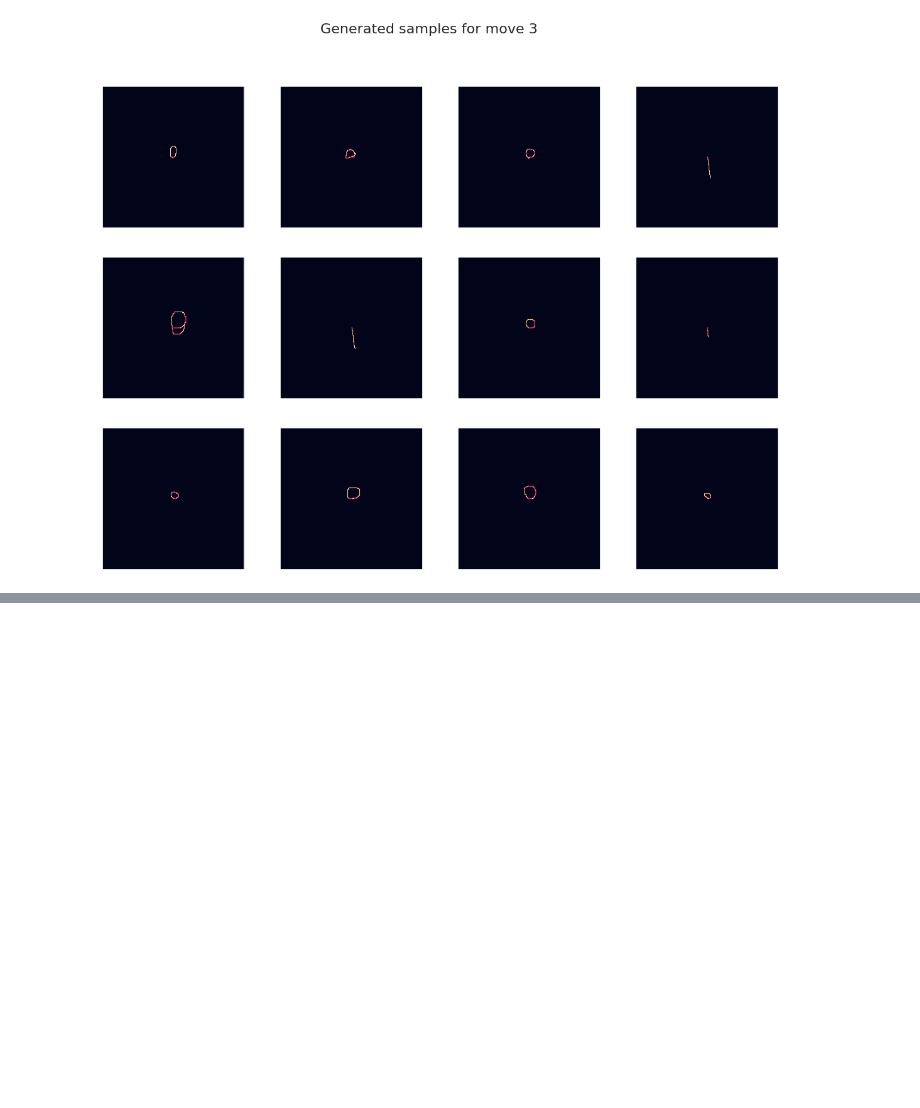
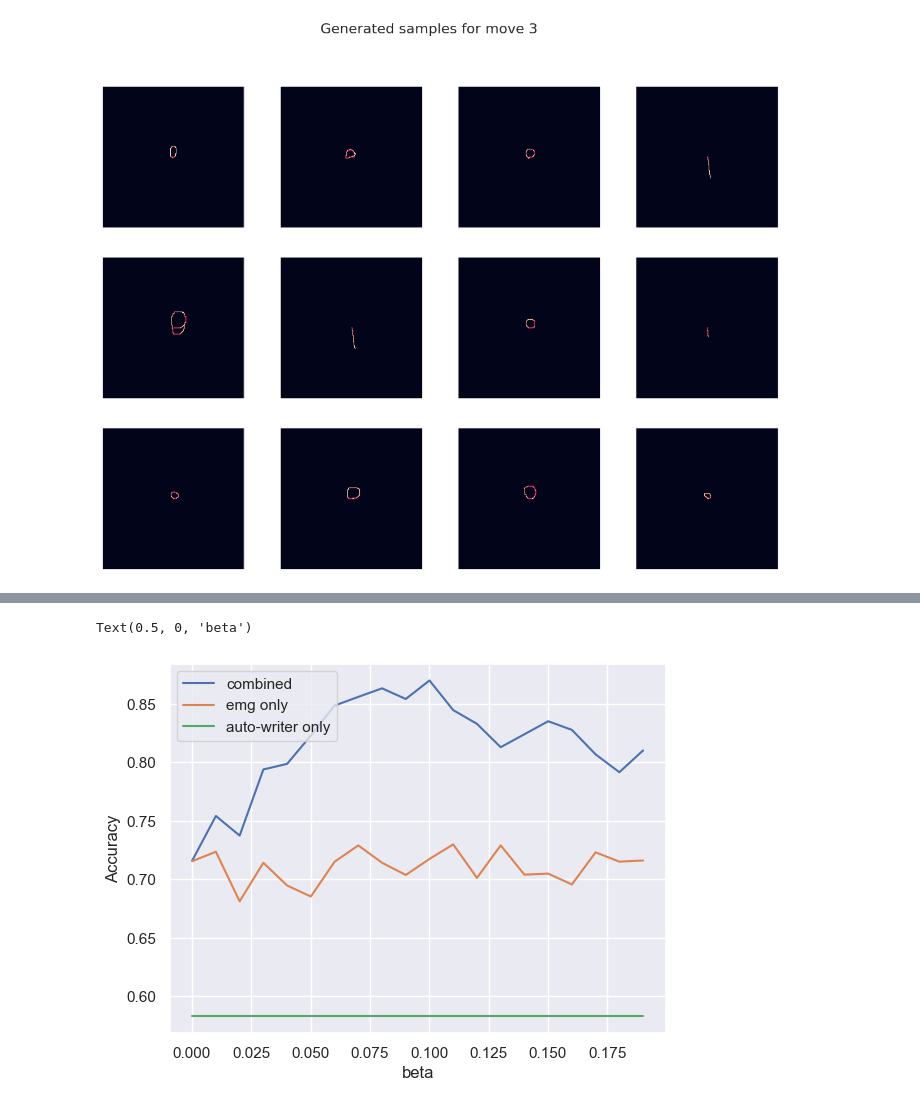
Before and after one commit to KilianFt/Adaptive-HCI, a Jupyter notebook: notebooks/omniglot_exploration.ipynb, the cells around one changed output, grey strips where cells are left out. Saved outputs shown, nothing was run; the diff lists cells and outputs as text; code cells hidden in the pictures; blank space fills up the shorter version.

```diff
--- a/notebooks/omniglot_exploration.ipynb
+++ b/notebooks/omniglot_exploration.ipynb
@@ -168,0 +184,8 @@ plt.show()
+# %%
+targets = torch.tensor([1,3,2])
+# %%
+class_mean = .8
+other_mean = .2
+class_std = .4
+class_dist = D.Normal(class_mean, class_std)
+other_dist = D.Normal(other_mean, class_std)
@@ -168,0 +247,39 @@ plt.show()
+# %%
+# load sample from dataset
+num_steps = 200
+do_sample = False
+# beta = .005
+betas = torch.arange(0.0001, 0.2, step=0.01)
+beta_accs = {}
+for beta in betas:
+    accs = defaultdict(list)
+    bar = tqdm(train_dataset.data[:40])
+    for stroke in bar:
+        history, emg_only_hist, auto_only_hist = simulate_strokes(stroke, num_steps, beta, do_sample=do_sample)
+        accuracy = (stroke[stroke<4] == torch.tensor(history, dtype=torch.long)).type(torch.float32).mean()
+        emg_accuracy = (stroke[stroke<4] == torch.tensor(emg_only_hist, dtype=torch.long)).type(torch.float32).mean()
+        auto_accuracy = (stroke[stroke<4] == torch.tensor(auto_only_hist, dtype=torch.long)).type(torch.float32).mean()
+
+        bar.set_description(f"acc: {accuracy:.2f}")
+
+        accs['comb'].append(accuracy)
+        accs['emg'].append(emg_accuracy)
+        accs['auto'].append(auto_accuracy)
+
+    for key, value in accs.items():
+        accs[key] = np.mean(value)
+    beta_accs[beta] = accs
+# %%
+comb = [accs['comb'] for accs in beta_accs.values()]
+emg = [accs['emg'] for accs in beta_accs.values()]
+auto = [accs['auto'] for accs in beta_accs.values()]
+x = betas.numpy()
+plt.plot(x, comb, label='combined')
+plt.plot(x, emg, label='emg only')
+plt.plot(x, auto, label='auto-writer only')
+plt.legend()
+plt.ylabel('Accuracy')
+plt.xlabel('beta')
+# %% [output]
+Text(0.5, 0, 'beta')
+[figure, added]
```
Also changed, not shown: parts of 19 cells of this notebook, 12 other files.
